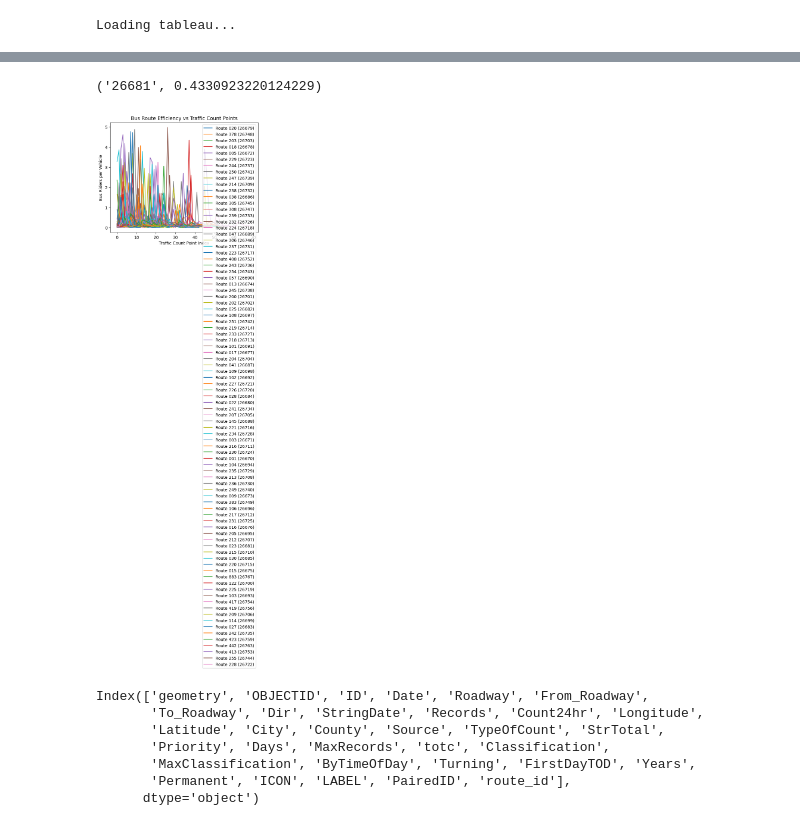
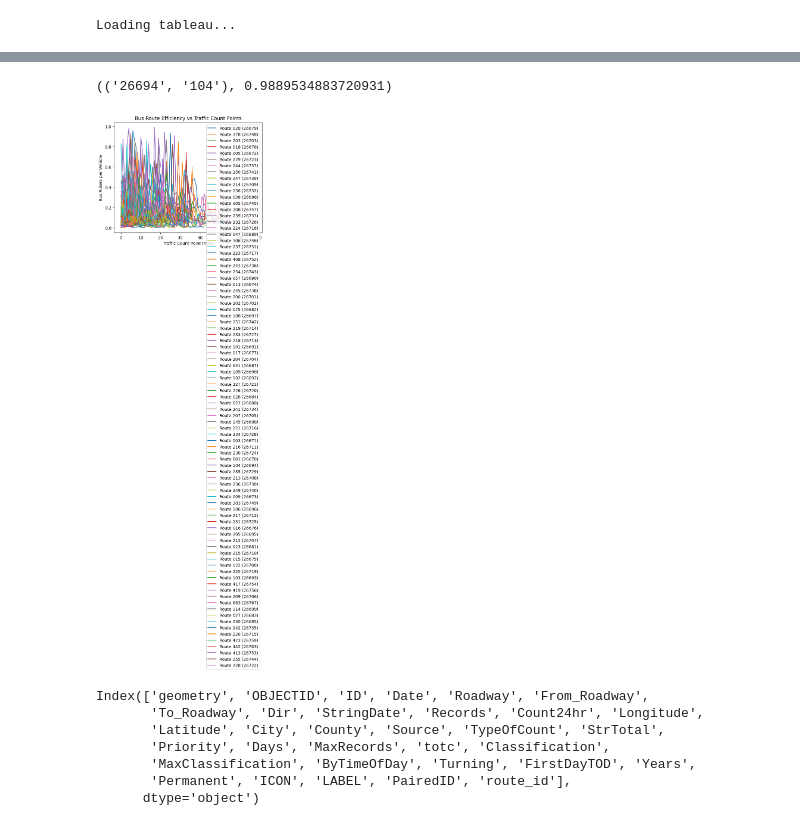
Before and after one commit to democat3457/dart-gtfs, a Jupyter notebook: trafficcounts_nb.ipynb, the cells around one changed output, grey strips where cells are left out. Cells and saved outputs as stored; diff of their text form; code cells hidden in the pictures.

Commit message:
Add riders/count values to the stats view

```diff
--- a/trafficcounts_nb.ipynb
+++ b/trafficcounts_nb.ipynb
@@ -197,7 +197,7 @@ for idx, row in traffic_counts_x_routes.iterrows():
     if bus_efficiency > 1 or count < 1000:
         continue
     heat_data.append([row.geometry.y, row.geometry.x, bus_efficiency])
-    route_efficiencies[paired_route_id].append(bus_efficiency)
+    route_efficiencies[paired_route_id].append((bus_efficiency, daily_riders, count))
 
 plugins.HeatMap(heat_data).add_to(map)
 map
@@ -205,6 +205,10 @@ map
 [interactive output not drawn]
 # %%
 route_efficiency_summary = {}
-for route_id, efficiencies in route_efficiencies.items():
-    avg_efficiency = sum(efficiencies) / len(efficiencies)
-    route_efficiency_summary[route_id] = avg_efficiency
+for route_id, tuples in route_efficiencies.items():
+    avg_efficiency = np.median([tuples[i][0] for i in range(len(tuples))])
+    riders = np.median([tuples[i][1] for i in range(len(tuples))])
+    count = np.median([tuples[i][2] for i in range(len(tuples))])
+    short_name = gtfs._routes_by_id.loc[route_id]["route_short_name"]
+    route_efficiency_summary[(route_id, short_name)] = (avg_efficiency, riders, count)
+sorted(route_efficiency_summary.items(), key=itemgetter(1), reverse=True)
@@ -211,22 +233,21 @@ for route_id, efficiencies in route_efficiencies.items():
 # %%
 max(route_efficiency_summary.items(), key=itemgetter(1))
 # %% [output]
-('26681', 0.4330923220124229)
+(('26694', '104'), 0.9889534883720931)
 # %%
 %matplotlib inline
 
 # plot efficiencies
 import matplotlib.pyplot as plt
-for route_id, efficiencies in route_efficiencies.items():
-    short_name = gtfs._routes_by_id.loc[route_id]["route_short_name"]
+for (route_id, short_name), efficiencies in route_efficiencies.items():
     plt.plot(efficiencies, label=f"Route {short_name} ({route_id})")
 plt.xlabel("Traffic Count Point Index")
 plt.ylabel("Bus Riders per Vehicle")
 plt.title("Bus Route Efficiency vs Traffic Count Points")
 plt.legend()
 plt.show()
 # %% [output]
-[figure, old version]
+[figure, new version]
 # %%
 print(traffic_counts_x_routes.columns)
 traffic_counts_x_routes.head()
```
Also changed, not shown: parts of 1 cell of this notebook.
